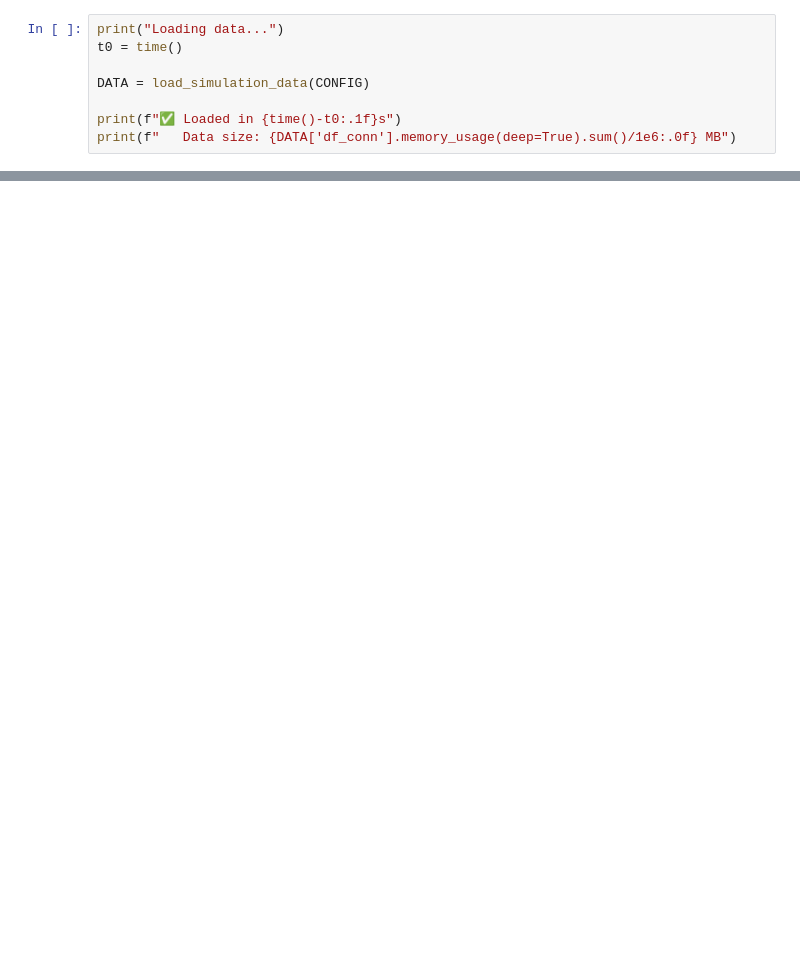
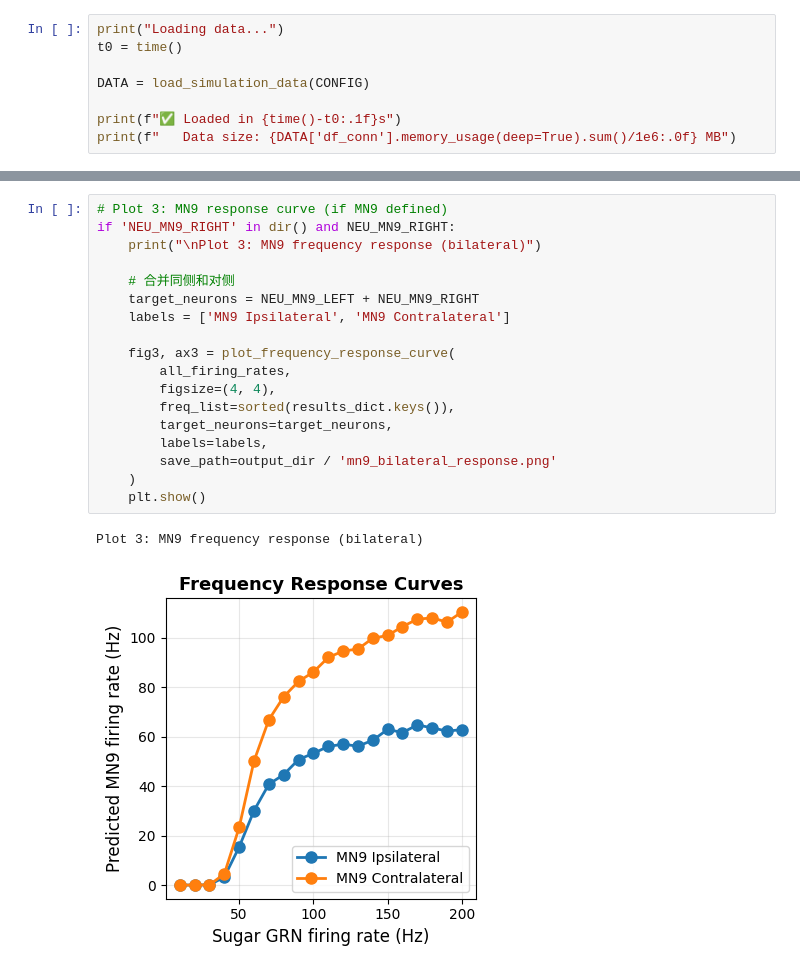
Before and after one commit to ruiluohub/drosophila-lif-reproduction, a Jupyter notebook: test_exp1_clean.ipynb, the cells around one changed output, grey strips where cells are left out. Cells and saved outputs as stored; diff of their text form; blank space fills up the shorter version.

```diff
--- a/test_exp1_clean.ipynb
+++ b/test_exp1_clean.ipynb
@@ -609,0 +895,21 @@ print(f"\n✅ All results saved to: {output_dir}")
+# %%
+# Plot 3: MN9 response curve (if MN9 defined)
+if 'NEU_MN9_RIGHT' in dir() and NEU_MN9_RIGHT:
+    print("\nPlot 3: MN9 frequency response (bilateral)")
+
+    # 合并同侧和对侧
+    target_neurons = NEU_MN9_LEFT + NEU_MN9_RIGHT
+    labels = ['MN9 Ipsilateral', 'MN9 Contralateral']
+
+    fig3, ax3 = plot_frequency_response_curve(
+        all_firing_rates,
+        figsize=(4, 4),
+        freq_list=sorted(results_dict.keys()),
+        target_neurons=target_neurons,
+        labels=labels,
+        save_path=output_dir / 'mn9_bilateral_response.png'
+    )
+    plt.show()
+# %% [output]
+Plot 3: MN9 frequency response (bilateral)
+[figure, added]
```
Also changed, not shown: parts of 69 cells of this notebook, 2 other files.
